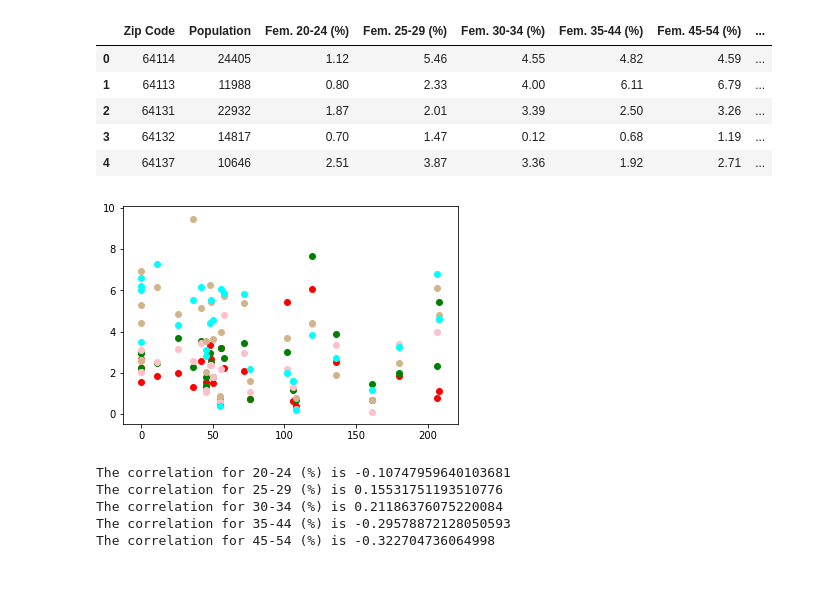
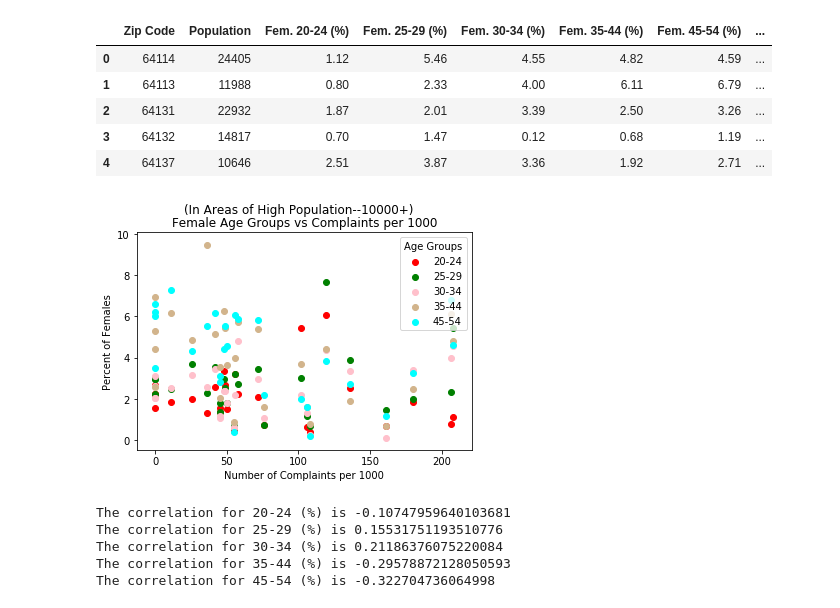
Before and after one commit to kristanlpruett/Project-1-KU-EDW-DATA, a Jupyter notebook: Analysis.ipynb, the cells around one changed output. Drawn from its saved outputs; the diff is of its cells as text; code cells hidden in the pictures; blank space fills up the shorter version.

```diff
--- a/Analysis.ipynb
+++ b/Analysis.ipynb
@@ -297,12 +323,20 @@ per_thousand.head()
 | 3 | 64132 | 14817 | 0.70 | 1.47 | 0.12 | 0.68 | 1.19 | ... |
 | 4 | 64137 | 10646 | 2.51 | 3.87 | 3.36 | 1.92 | 2.71 | ... |
 # %%
-plt.scatter(per_thousand['Complaints per 1000'], per_thousand['Fem. 20-24 (%)'],color='red')
-plt.scatter(per_thousand['Complaints per 1000'], per_thousand['Fem. 25-29 (%)'],color='green')
-plt.scatter(per_thousand['Complaints per 1000'], per_thousand['Fem. 30-34 (%)'],color='pink')
-plt.scatter(per_thousand['Complaints per 1000'], per_thousand['Fem. 35-44 (%)'],color='tan')
-plt.scatter(per_thousand['Complaints per 1000'], per_thousand['Fem. 45-54 (%)'],color='aqua')
+# Build a single scatter plot with every set of age group percentage points
+plt.scatter(per_thousand['Complaints per 1000'], per_thousand['Fem. 20-24 (%)'], label='20-24', color='red')
+plt.scatter(per_thousand['Complaints per 1000'], per_thousand['Fem. 25-29 (%)'], label='25-29', color='green')
+plt.scatter(per_thousand['Complaints per 1000'], per_thousand['Fem. 30-34 (%)'], label='30-34', color='pink')
+plt.scatter(per_thousand['Complaints per 1000'], per_thousand['Fem. 35-44 (%)'], label='35-44', color='tan')
+plt.scatter(per_thousand['Complaints per 1000'], per_thousand['Fem. 45-54 (%)'], label='45-54', color='aqua')
+
+plt.title("Female Age Groups vs Complaints per 1000")
+plt.suptitle("(In Areas of High Population--10000+)")
+plt.xlabel('Number of Complaints per 1000')
+plt.ylabel('Percent of Females')
+plt.legend(title= "Age Groups")
+plt.savefig('./Images/fem_age_groups_v_no_complaints.png')
 plt.show()
 # %% [output]
-[figure, old version]
+[figure, new version]
 # %%
```
Also changed, not shown: parts of 26 cells of this notebook, 20 other files.
